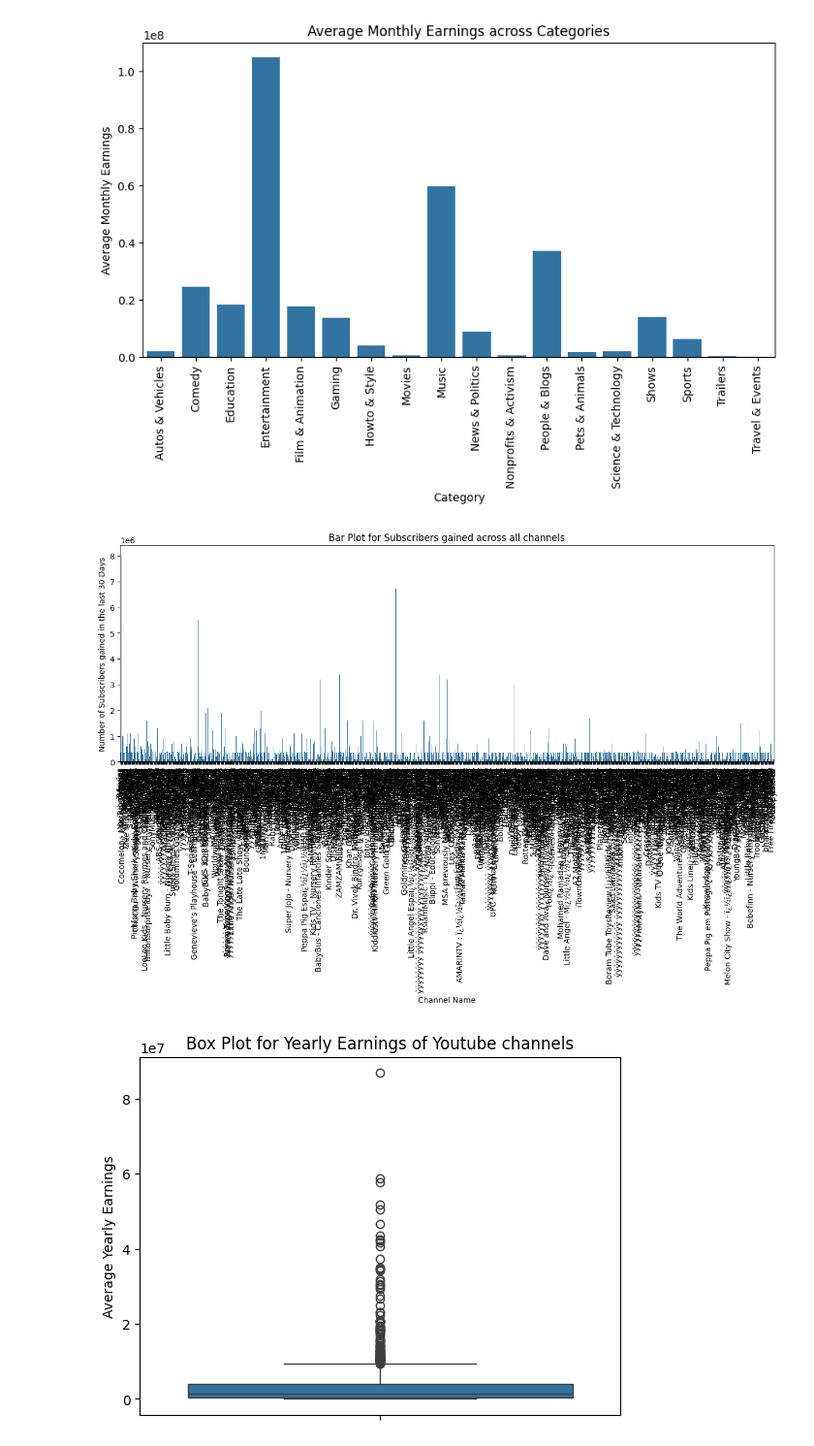
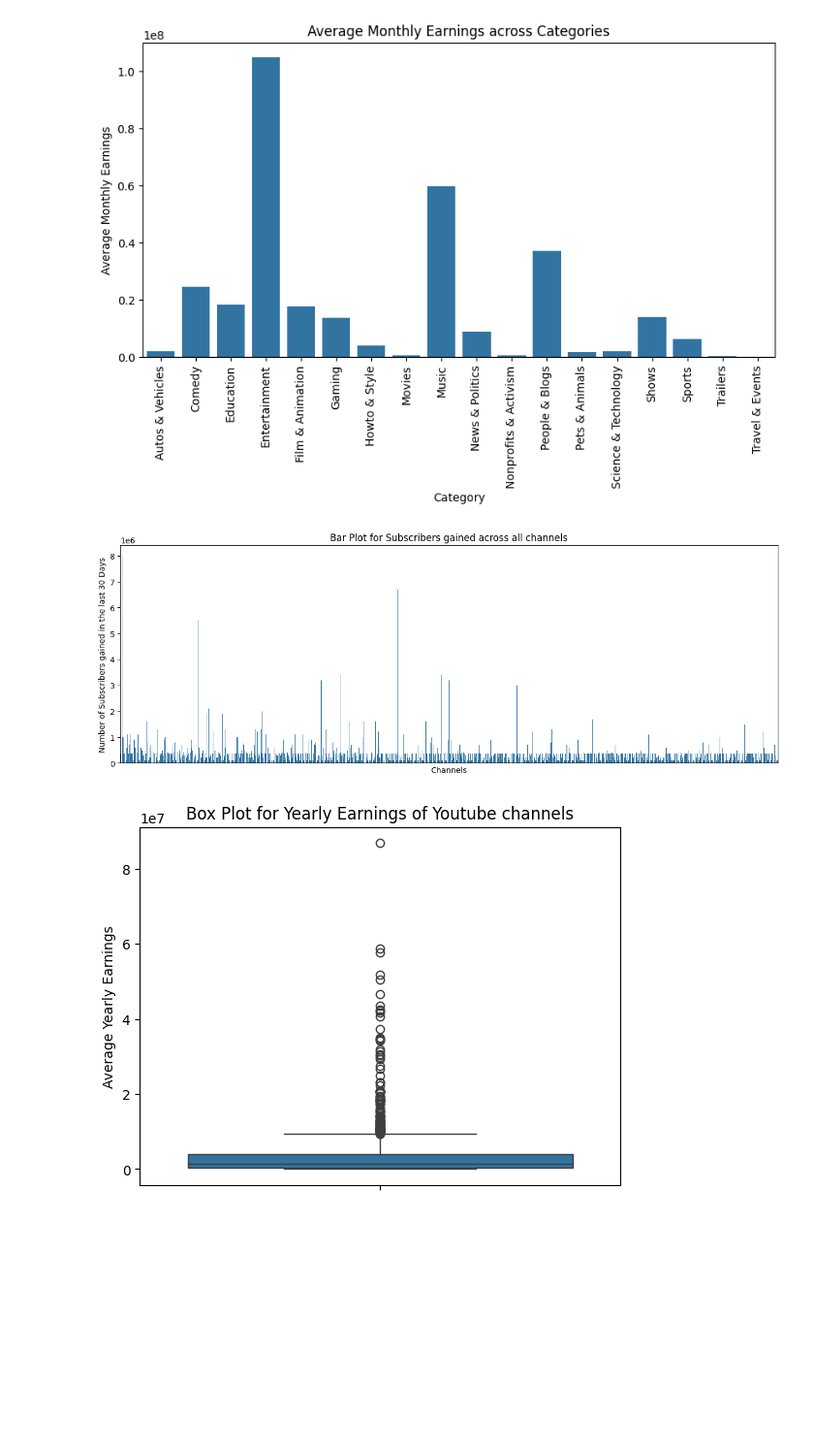
Before and after one commit to dheerajrajappikonda/EDA, a Jupyter notebook: EDA_Youtube.ipynb, the cells around one changed output. Shown at 97% size. Saved outputs shown, nothing was run; the diff lists cells and outputs as text; code cells hidden in the pictures; blank space fills up the shorter version.

```diff
--- a/EDA_Youtube.ipynb
+++ b/EDA_Youtube.ipynb
@@ -344,13 +344,13 @@ plt.show()
 # %%
 plt.figure(figsize=(15, 5))
 sns.barplot(x = "Youtuber", y = "Subscribers_for_the_last_30_Days", data = df)
-plt.xlabel("Channel Name")
+plt.xlabel("Channels")
 plt.ylabel("Number of Subscribers gained in the last 30 Days")
 plt.title("Bar Plot for Subscribers gained across all channels")
-plt.xticks(rotation = 90)
+plt.xticks([])
 plt.show()
 # %% [output]
-[figure, old version]
+[figure, new version]
 # %%
 df["Yearly_Earnings"] = (df["Lowest_Yearly_Earnings"] + df["Highest_Yearly_Earnings"]) / 2
 sns.boxplot(y = "Yearly_Earnings", data = df)
```
Also changed, not shown: parts of 1 cell of this notebook.
